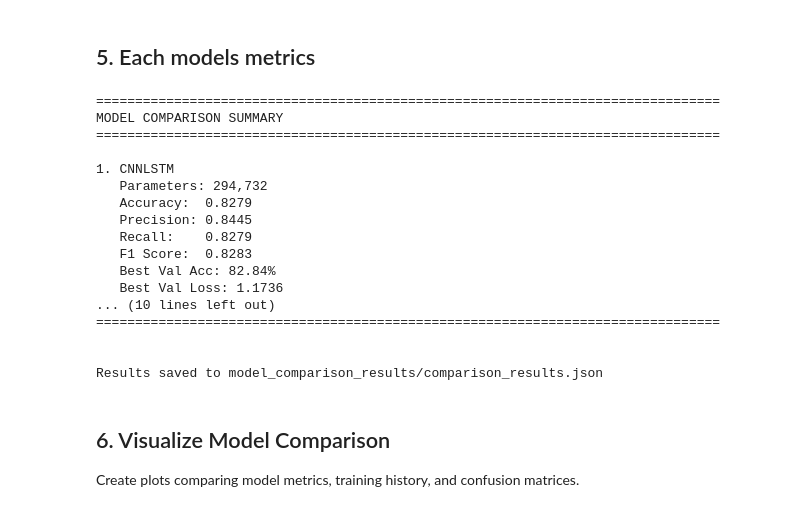
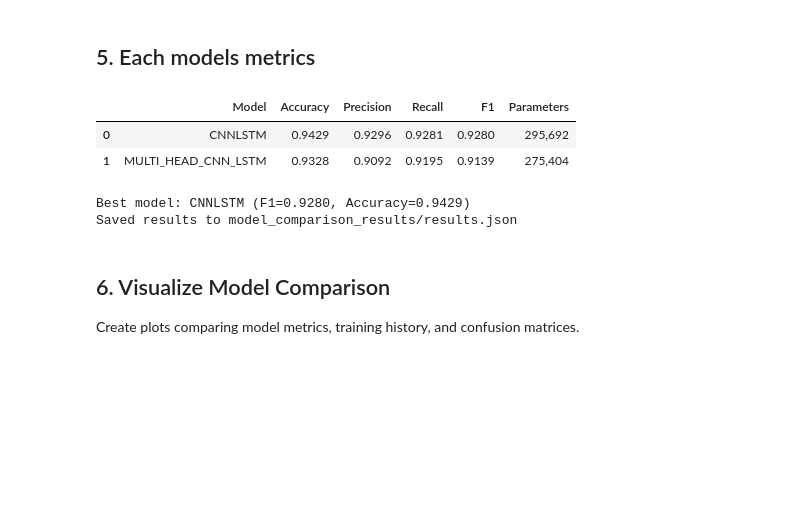
Before and after one commit to HarijsTekutis/Exercise-recognition-, a Jupyter notebook: main.ipynb, the cells around one changed output. Saved outputs shown, nothing was run; the diff lists cells and outputs as text; code cells hidden in the pictures; blank space fills up the shorter version.

```diff
--- a/main.ipynb
+++ b/main.ipynb
@@ -248,29 +343,39 @@ ValueError: Unknown architecture: CNNLSTM_1
 # %% [markdown]
 ## 5. Each models metrics
 # %%
-# Print comparison summary
-print(comparison.compare_architectures())
+# Simple comparison of trained models
+rows = []
+for model_name, result in comparison.results.items():
+    m = result["metrics"]
+    rows.append({
+        "Model": model_name,
+        "Accuracy": m["accuracy"],
+        "Precision": m["precision"],
+        "Recall": m["recall"],
+        "F1": m["f1_score"],
+        "Parameters": result["param_count"],
+    })
 
-# Save results to JSON
+comparison_df = pd.DataFrame(rows).sort_values("F1", ascending=False).reset_index(drop=True)
+display(comparison_df.style.format({
+    "Accuracy": "{:.4f}",
+    "Precision": "{:.4f}",
+    "Recall": "{:.4f}",
+    "F1": "{:.4f}",
+    "Parameters": "{:,}",
+}))
+
+best_row = comparison_df.iloc[0]
+print(f"\nBest model: {best_row['Model']} (F1={best_row['F1']:.4f}, Accuracy={best_row['Accuracy']:.4f})")
+
+# Optional: persist current results to JSON
 comparison.save_results()
 # %% [output]
+|  | Model | Accuracy | Precision | Recall | F1 | Parameters |
+| 0 | CNNLSTM | 0.9429 | 0.9296 | 0.9281 | 0.9280 | 295,692 |
+| 1 | MULTI_HEAD_CNN_LSTM | 0.9328 | 0.9092 | 0.9195 | 0.9139 | 275,404 |
-================================================================================
-MODEL COMPARISON SUMMARY
-================================================================================
-
-1. CNNLSTM
-   Parameters: 294,732
-   Accuracy:  0.8279
-   Precision: 0.8445
-   Recall:    0.8279
-   F1 Score:  0.8283
-   Best Val Acc: 82.84%
-   Best Val Loss: 1.1736
-... (10 lines left out)
-================================================================================
-
-
-Results saved to model_comparison_results/comparison_results.json
+Best model: CNNLSTM (F1=0.9280, Accuracy=0.9429)
+Saved results to model_comparison_results/results.json
 # %% [markdown]
 ## 6. Visualize Model Comparison
 Create plots comparing model metrics, training history, and confusion matrices.
```
Also changed, not shown: parts of 14 cells of this notebook, 19 other files.
